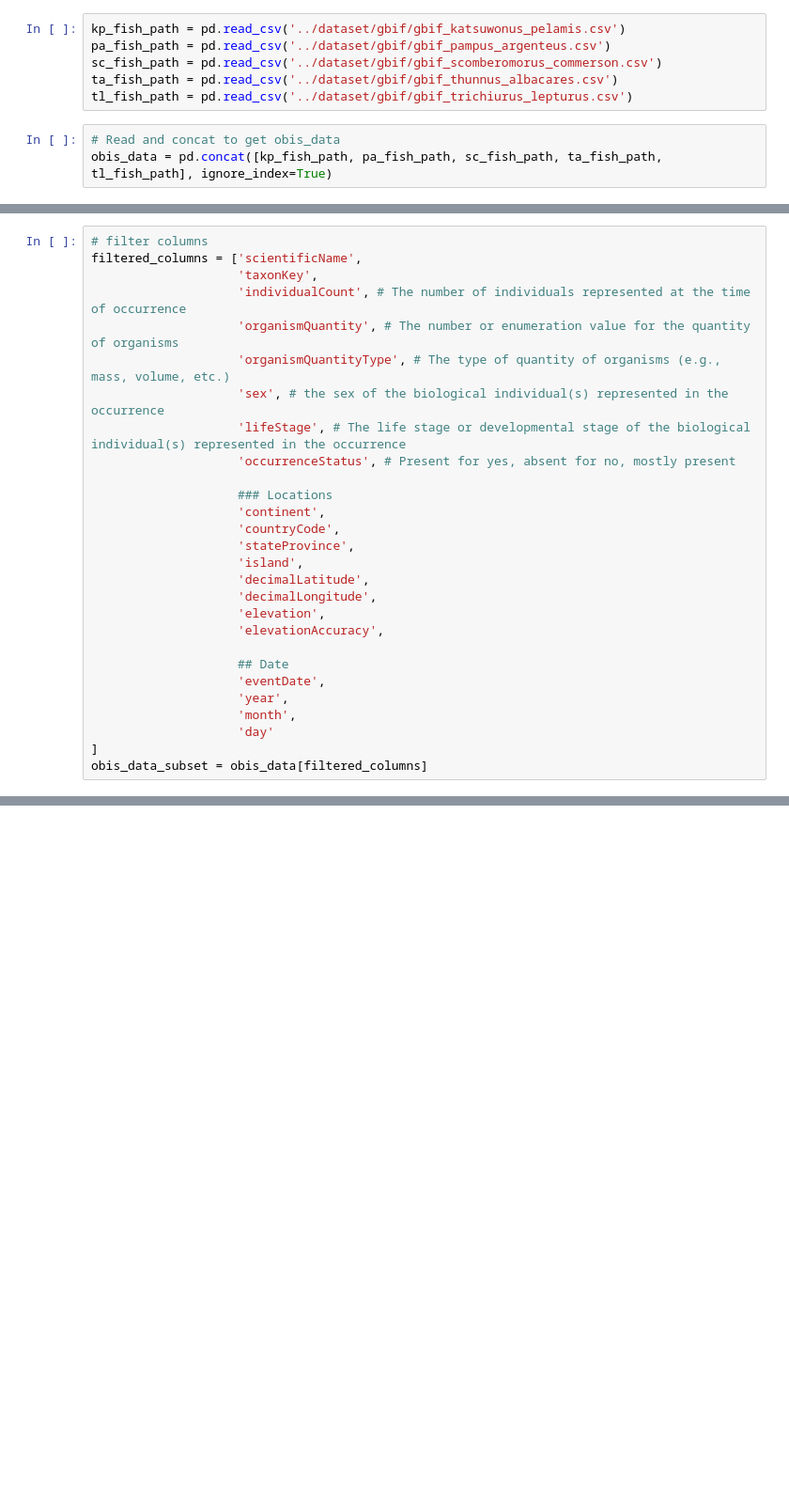
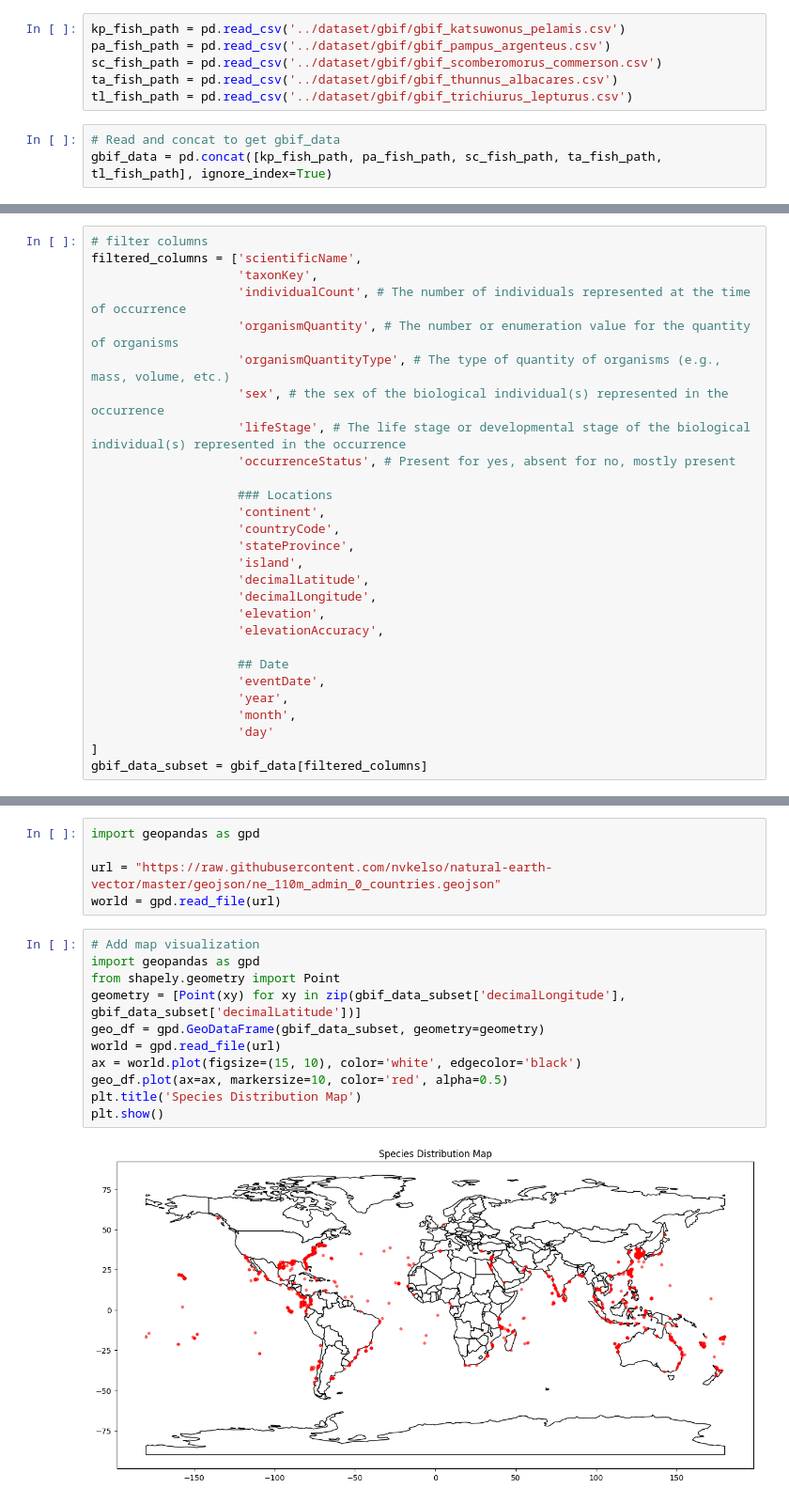
Before and after one commit to anhphuongnguyenquynh/marine-species-distribution-models-labs, a Jupyter notebook: notebook/gbif_data_exploration.ipynb, the cells around one changed output, grey strips where cells are left out. Shown at 94% size. Saved outputs shown, nothing was run; the diff lists cells and outputs as text; blank space fills up the shorter version.

```diff
--- a/notebook/gbif_data_exploration.ipynb
+++ b/notebook/gbif_data_exploration.ipynb
@@ -10,6 +10,6 @@ sc_fish_path = pd.read_csv('../dataset/gbif/gbif_scomberomorus_commerson.csv')
 ta_fish_path = pd.read_csv('../dataset/gbif/gbif_thunnus_albacares.csv')
 tl_fish_path = pd.read_csv('../dataset/gbif/gbif_trichiurus_lepturus.csv')
 # %%
-# Read and concat to get obis_data
-obis_data = pd.concat([kp_fish_path, pa_fish_path, sc_fish_path, ta_fish_path, tl_fish_path], ignore_index=True)
+# Read and concat to get gbif_data
+gbif_data = pd.concat([kp_fish_path, pa_fish_path, sc_fish_path, ta_fish_path, tl_fish_path], ignore_index=True)
 # %%
@@ -47,6 +47,6 @@ filtered_columns = ['scientificName',
                     'month',
                     'day'
 ]
-obis_data_subset = obis_data[filtered_columns]
+gbif_data_subset = gbif_data[filtered_columns]
 # %%
 # Save CSV file
@@ -204,3 +204,21 @@ plt.title('Species Distribution by Latitude and Longitude')
 plt.show()
 # %% [output]
 [figure]
+# %%
+import geopandas as gpd
+
+url = "https://raw.githubusercontent.com/nvkelso/natural-earth-vector/master/geojson/ne_110m_admin_0_countries.geojson"
+world = gpd.read_file(url)
+# %%
+# Add map visualization
+import geopandas as gpd
+from shapely.geometry import Point
+geometry = [Point(xy) for xy in zip(gbif_data_subset['decimalLongitude'], gbif_data_subset['decimalLatitude'])]
+geo_df = gpd.GeoDataFrame(gbif_data_subset, geometry=geometry)
+world = gpd.read_file(url)
+ax = world.plot(figsize=(15, 10), color='white', edgecolor='black')
+geo_df.plot(ax=ax, markersize=10, color='red', alpha=0.5)
+plt.title('Species Distribution Map')
+plt.show()
+# %% [output]
+[figure, added]
```
Also changed, not shown: parts of 12 cells of this notebook.
